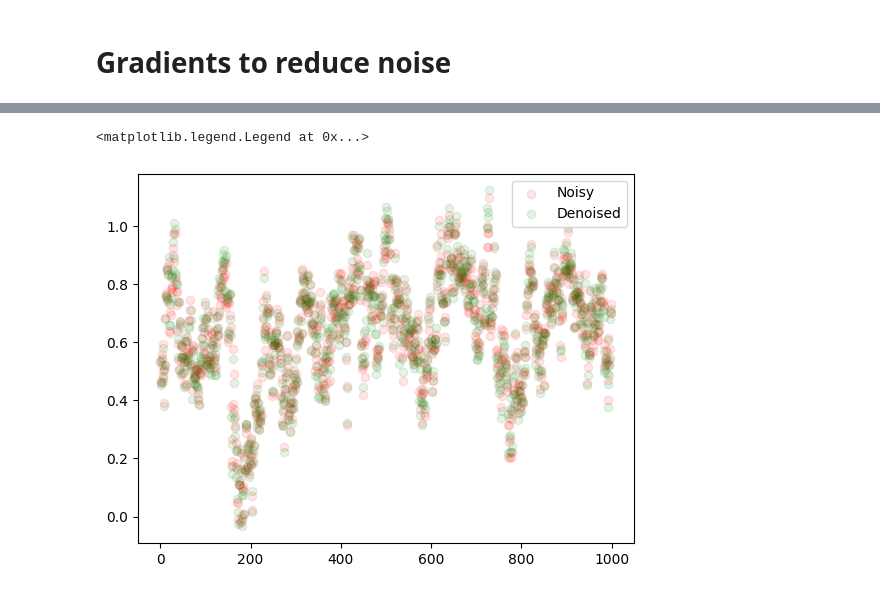
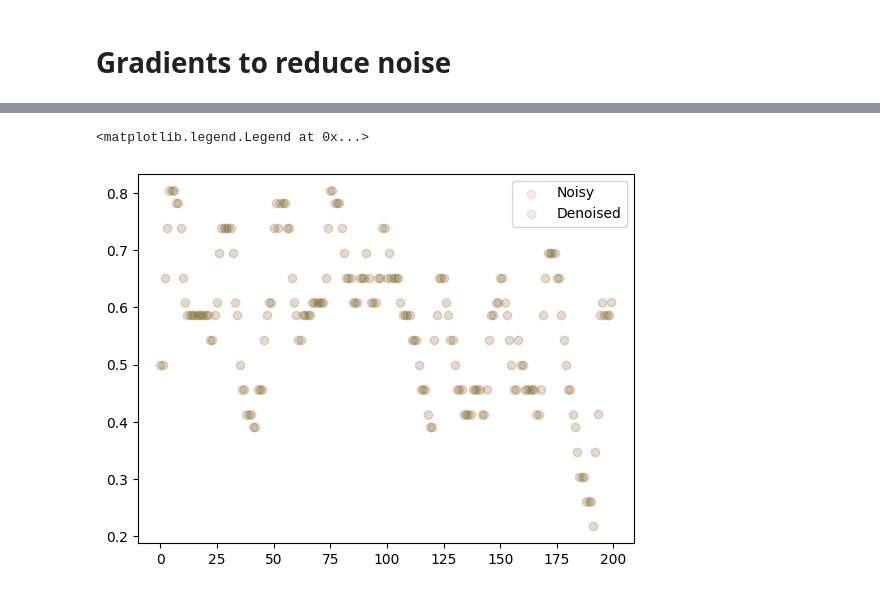
Before and after one commit to ari-dasci/S-DenoGrad, a Jupyter notebook: src/WTH/dense_NN.ipynb, the cells around one changed output, grey strips where cells are left out. Saved outputs shown, nothing was run; the diff lists cells and outputs as text; code cells hidden in the pictures.

```diff
--- a/src/WTH/dense_NN.ipynb
+++ b/src/WTH/dense_NN.ipynb
@@ -171,3 +161,5 @@ display(df_noisy.describe().T)
+# %%
+df_noisy = df_scaled.copy()
 # %%
 corr_noisy = df_noisy.corr()
 plt.figure(figsize=(12, 12))
@@ -327,6 +340,8 @@ plt.legend()
 # %%
 x_cols = df_noisy.columns[:-1]
-df_to_denoise = SlidingWindowDataset(df_noisy[x_cols], df_noisy[['y']], window_size=window_size, future=1)
+x_sliding = df_noisy[x_cols][-200:].reset_index(drop=True)
+y_sliding = df_noisy[['y']][-200:].reset_index(drop=True)
+df_to_denoise = SlidingWindowDataset(x_sliding, y_sliding, window_size=window_size, future=1)
 # df_to_denoise = DataLoader(df_to_denoise, batch_size=len(df_to_denoise), shuffle=False)
 # %%
 dlnr = DLNoiseReduction(model=model, criterion=criterion, is_ts=True)
@@ -353,10 +452,10 @@ plt.legend()
 # %%
-plt.scatter(range(len(df_noisy[df_noisy.columns[4]])), df_noisy[df_noisy.columns[4]], alpha=0.1, c='r', label='Noisy')
-plt.scatter(range(len(X_denoised[X_denoised.columns[4]])), X_denoised[X_denoised.columns[4]], alpha=0.1, c='g', label='Denoised')
+plt.scatter(range(len(df_noisy[df_noisy.columns[0]][-200:])), df_noisy[df_noisy.columns[0]][-200:], alpha=0.1, c='r', label='Noisy')
+plt.scatter(range(len(X_denoised[X_denoised.columns[0]])), X_denoised[X_denoised.columns[0]], alpha=0.1, c='g', label='Denoised')
 plt.legend()
 # %% [output]
 <matplotlib.legend.Legend at 0x...>
-[figure, old version]
+[figure, new version]
 # %%
 total_denoise = pd.concat([X_denoised[:4000], pd.DataFrame(y_denoised[:4000], columns=['y'])], axis=1)
 corr_denoised = pd.DataFrame(total_denoise).corr()
```
Also changed, not shown: parts of 20 cells of this notebook, 2 other files.
